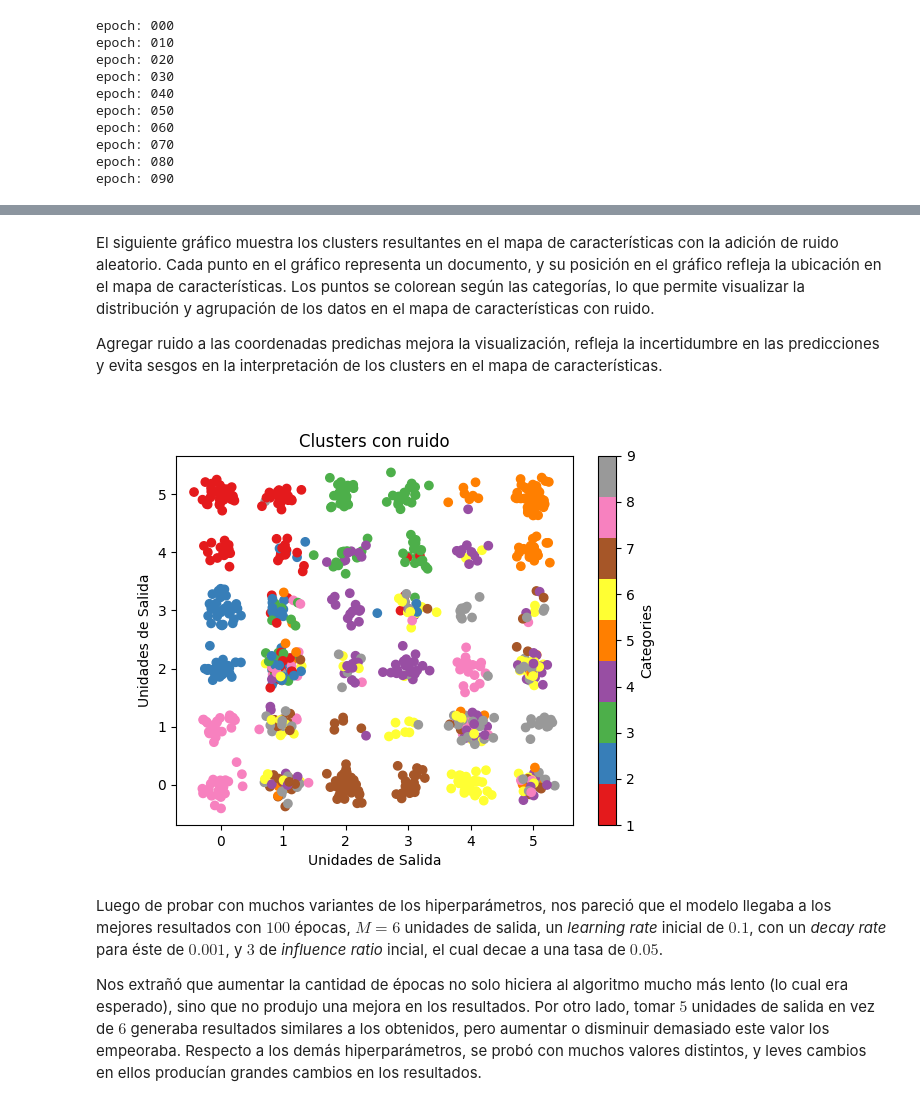
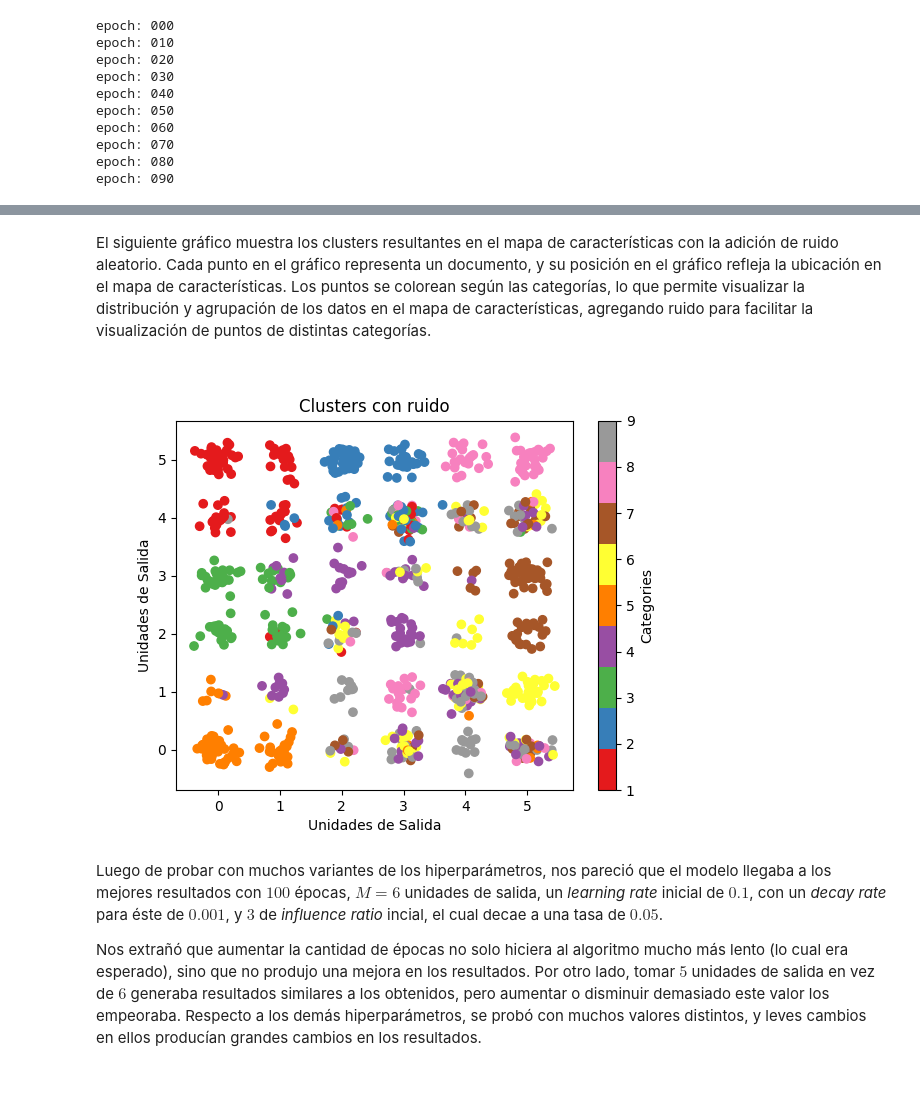
Before and after one commit to sgoldberg27/redes_neuronales-1C2023, a Jupyter notebook: TP2/Redes Neuronales Artificiales - Trabajo Práctico 2.ipynb, the cells around one changed output, grey strips where cells are left out. Cells and saved outputs as stored; diff of their text form; code cells hidden in the pictures.

```diff
--- a/TP2/Redes Neuronales Artificiales - Trabajo Práctico 2.ipynb
+++ b/TP2/Redes Neuronales Artificiales - Trabajo Práctico 2.ipynb
@@ -305,37 +305,35 @@ plt.show()
 # %% [markdown]
-El siguiente gráfico muestra los clusters resultantes en el mapa de características con la adición de ruido aleatorio. Cada punto en el gráfico representa un documento, y su posición en el gráfico refleja la ubicación en el mapa de características. Los puntos se colorean según las categorías, lo que permite visualizar la distribución y agrupación de los datos en el mapa de características con ruido.
-
-Agregar ruido a las coordenadas predichas mejora la visualización, refleja la incertidumbre en las predicciones y evita sesgos en la interpretación de los clusters en el mapa de características.
+El siguiente gráfico muestra los clusters resultantes en el mapa de características con la adición de ruido aleatorio. Cada punto en el gráfico representa un documento, y su posición en el gráfico refleja la ubicación en el mapa de características. Los puntos se colorean según las categorías, lo que permite visualizar la distribución y agrupación de los datos en el mapa de características, agregando ruido para facilitar la visualización de puntos de distintas categorías.
 # %%
 pred_x = np.zeros((X.shape[0],))
 pred_y = np.zeros((X.shape[0],))
 
 for i in range(X.shape[0]):
 
     _, p = error_and_index(X[i], W)
 
-    pred_x[i] = p[0]
-    pred_y[i] = M - p[1] - 1
+    pred_x[i] = p[1]
+    pred_y[i] = M - p[0] - 1
 
 jitter_var = 0.15
 
 
 jitter_x = pred_x + np.random.normal(0, jitter_var, len(pred_x))
 jitter_y = pred_y + np.random.normal(0, jitter_var, len(pred_y))
 
 fig, ax = plt.subplots()
 scatter = ax.scatter(jitter_x, jitter_y, c=categories, cmap="Set1")
 ax.set_xlabel('Unidades de Salida')
 ax.set_ylabel('Unidades de Salida')
 ax.set_title('Clusters con ruido')
 
 # Add colorbar
 cbar = fig.colorbar(scatter)
 cbar.set_label('Categories')
 
 plt.show()
 # %% [output]
-[figure, old version]
+[figure, new version]
 # %% [markdown]
 Luego de probar con muchos variantes de los hiperparámetros, nos pareció que el modelo llegaba a los mejores resultados con $100$ épocas, $M=6$ unidades de salida, un *learning rate* inicial de $0.1$, con un *decay rate* para éste de $0.001$, y $3$ de *influence ratio* incial, el cual decae a una tasa de $0.05$.
 
```
Also changed, not shown: parts of 5 cells of this notebook, 1 other file.
